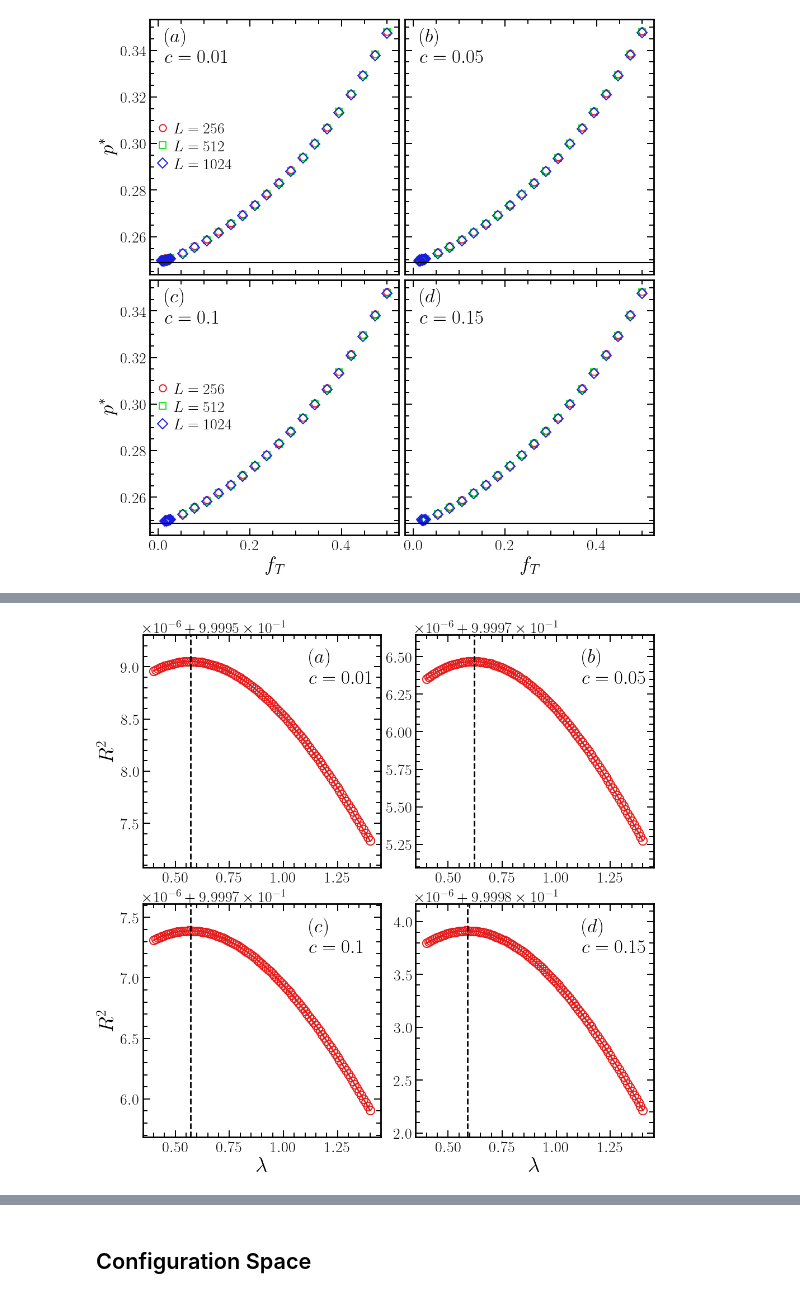
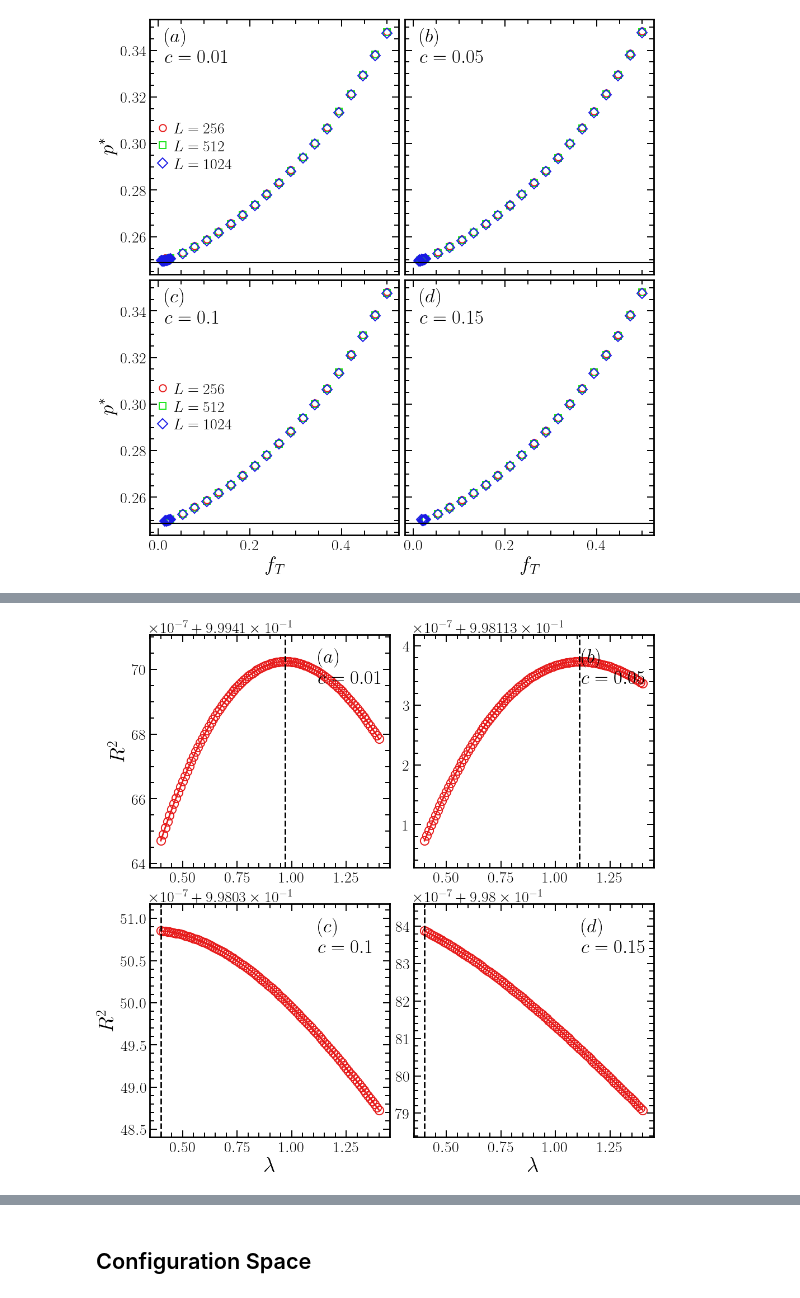
Before and after one commit to JuniorAlencar/self_organization_percolation, a Jupyter notebook: jupyter/1Color_3D.ipynb, the cells around one changed output, grey strips where cells are left out. Drawn from its saved outputs; the diff is of its cells as text; code cells hidden in the pictures.

```diff
--- a/jupyter/1Color_3D.ipynb
+++ b/jupyter/1Color_3D.ipynb
@@ -120,7 +187,7 @@ fig, axes = plt.subplots(
     sharey=True,
     sharex=True,
 )
-
+nc  = 1
 results_by_c = {}
 
 for idx_c, ax in enumerate(axes.flatten()):
@@ -137,7 +204,7 @@ for idx_c, ax in enumerate(axes.flatten()):
         dim=dim,
         type_perc='bond',
         min_samples_perc=5,
-        p_cut=0.90,
+        p_cut=0.80,
         p_cut_mode='remove',
         domain_mode='common',
         degree=3,
@@ -168,7 +235,7 @@ for idx_c, ax in enumerate(axes.flatten()):
         fit_curve["y"],
         'k-',
         lw=2.0,
-        label=r'$F_\infty$'
+#        label=r'$F_\infty$'
     )
 
     ax.text(
@@ -180,7 +247,7 @@ for idx_c, ax in enumerate(axes.flatten()):
     )
     ax.axhline(y=pc, color='k')
 for ax in axes[:, 0]:
-    ax.legend(loc='lower right')
+    ax.legend(loc='best')
     ax.set_ylabel(
         r"$p^* - B L^{-\lambda}$",
         fontsize=fs_label,
@@ -191,8 +258,7 @@ for ax in axes[1, :]:
         r"$f_T - A L^{-\lambda}$",
         fontsize=fs_label,
     )
-
-plt.savefig(results_folder + "/collapse_p_mean_3D_ns_1.pdf",dpi=300)
+plt.savefig(f"../results/{nc}Color/3D/collapse_p_mean_3D_ns_1.pdf")
 plt.show()
 # %% [output]
 c=0.01, L=256: f_T_min=0.01482272, f_T_max=0.50000000, N=28
@@ -216,4 +385,5 @@ B_vert      = 2.0051725188e-02
 # %%
+nc = 1
 fig, axes = plt.subplots(
     2,
     2,
@@ -265,32 +435,32 @@ for idx_c, ax in enumerate(axes.flatten()):
 
     ax.text(
         0.7,
         0.79,
         f'{labels[idx_c]} \n $c = {c}$',
         transform=ax.transAxes,
         fontsize=fs_l_fig,
     )
 
     # Mantém ticks nos quatro lados, mas sem controlar tamanho manualmente
     ax.tick_params(
         axis='both',
         which='both',
         direction='in',
         top=True,
         right=True,
         labelleft=True,
         labelbottom=True,
     )
 
     ax.minorticks_on()
 
 for ax in axes[:, 0]:
     ax.set_ylabel(r"$R^2$", fontsize=fs_label)
 
 for ax in axes[1, :]:
     ax.set_xlabel(r"$\lambda$", fontsize=fs_label)
 
-plt.savefig(results_folder + "/R2_lambda_3D_ns_1.pdf")
+plt.savefig(f"../results/{nc}Color/3D/R2_lambda_3D_ns_1.pdf")
 plt.show()
 # %% [output]
-[figure, old version]
+[figure, new version]
```
Also changed, not shown: parts of 26 cells of this notebook, 16 other files.
